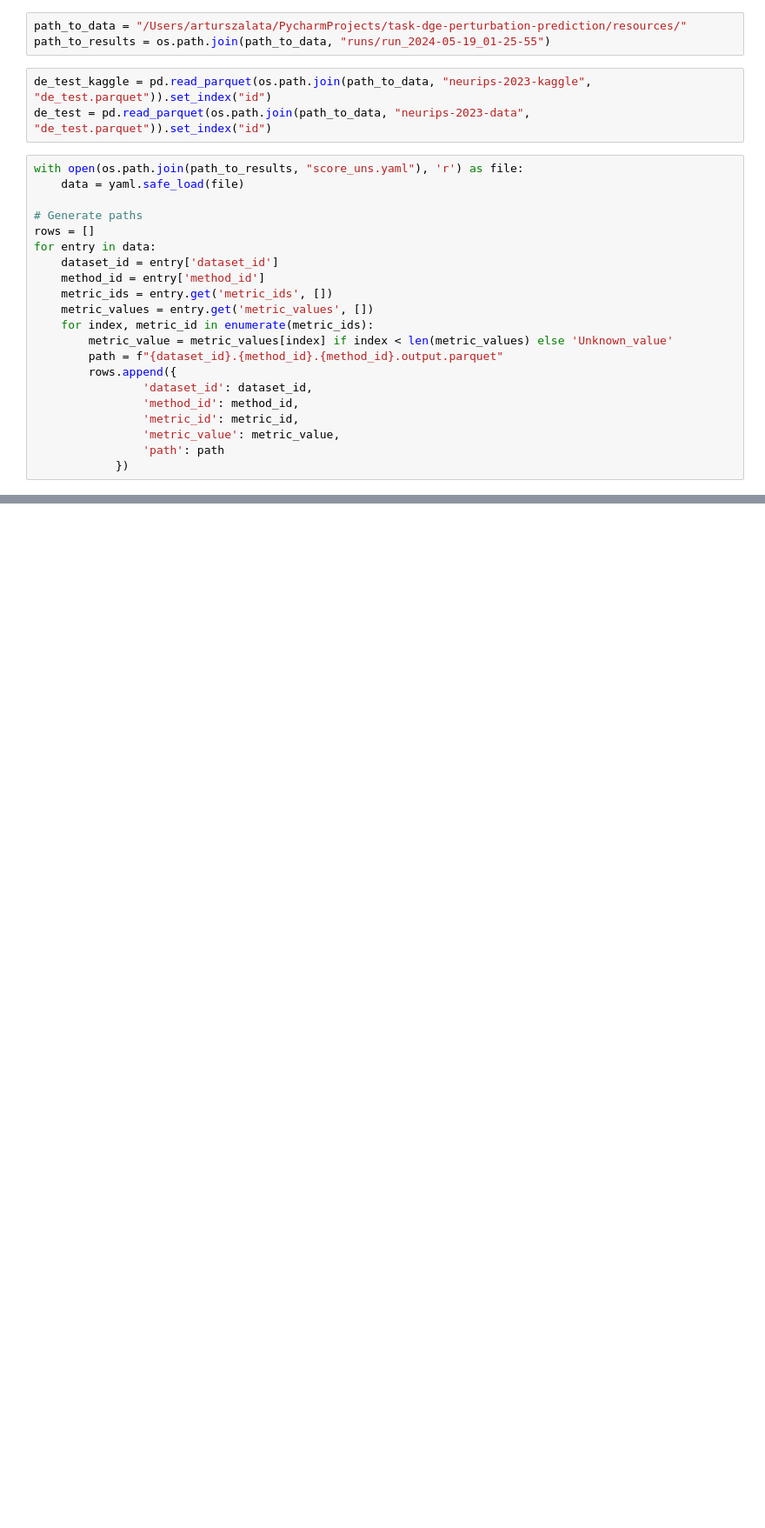
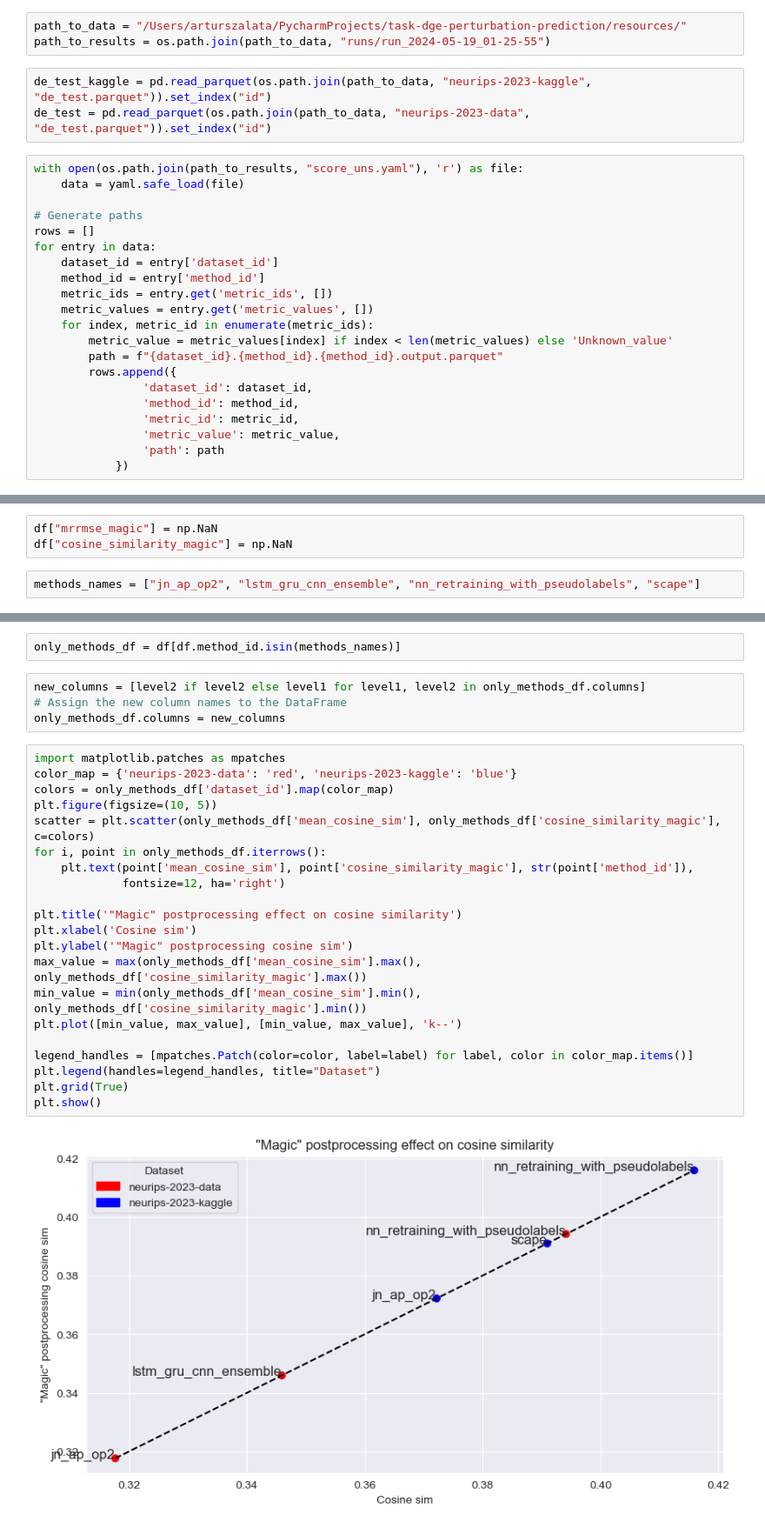
Before and after one commit to theislab/task-dge-perturbation-prediction-analysis, a Jupyter notebook: results_analysis/magic_postprocessing.ipynb, the cells around one changed output, grey strips where cells are left out. Shown: that part at 87% size. Saved outputs shown, nothing was run; the diff lists cells and outputs as text; blank space fills up the shorter version.

Commit message:
magic postprocessing analysis

```diff
--- a/results_analysis/magic_postprocessing.ipynb
+++ b/results_analysis/magic_postprocessing.ipynb
@@ -91,0 +76,5 @@ array(['neurips-2023-kaggle.jn_ap_op2.jn_ap_op2.output.parquet',
+# %%
+df["mrrmse_magic"] = np.NaN
+df["cosine_similarity_magic"] = np.NaN
+# %%
+methods_names = ["jn_ap_op2", "lstm_gru_cnn_ensemble", "nn_retraining_with_pseudolabels", "scape"]
@@ -91,0 +107,29 @@ array(['neurips-2023-kaggle.jn_ap_op2.jn_ap_op2.output.parquet',
+# %%
+only_methods_df = df[df.method_id.isin(methods_names)]
+# %%
+new_columns = [level2 if level2 else level1 for level1, level2 in only_methods_df.columns]
+# Assign the new column names to the DataFrame
+only_methods_df.columns = new_columns
+# %%
+import matplotlib.patches as mpatches
+color_map = {'neurips-2023-data': 'red', 'neurips-2023-kaggle': 'blue'}
+colors = only_methods_df['dataset_id'].map(color_map)
+plt.figure(figsize=(10, 5))
+scatter = plt.scatter(only_methods_df['mean_cosine_sim'], only_methods_df['cosine_similarity_magic'], c=colors)
+for i, point in only_methods_df.iterrows():
+    plt.text(point['mean_cosine_sim'], point['cosine_similarity_magic'], str(point['method_id']),
+             fontsize=12, ha='right')
+
+plt.title('"Magic" postprocessing effect on cosine similarity')
+plt.xlabel('Cosine sim')
+plt.ylabel('"Magic" postprocessing cosine sim')
+max_value = max(only_methods_df['mean_cosine_sim'].max(), only_methods_df['cosine_similarity_magic'].max())
+min_value = min(only_methods_df['mean_cosine_sim'].min(), only_methods_df['cosine_similarity_magic'].min())
+plt.plot([min_value, max_value], [min_value, max_value], 'k--')
+
+legend_handles = [mpatches.Patch(color=color, label=label) for label, color in color_map.items()]
+plt.legend(handles=legend_handles, title="Dataset")
+plt.grid(True)
+plt.show()
+# %% [output]
+[figure, added]
```
Also changed, not shown: parts of 10 cells of this notebook.
